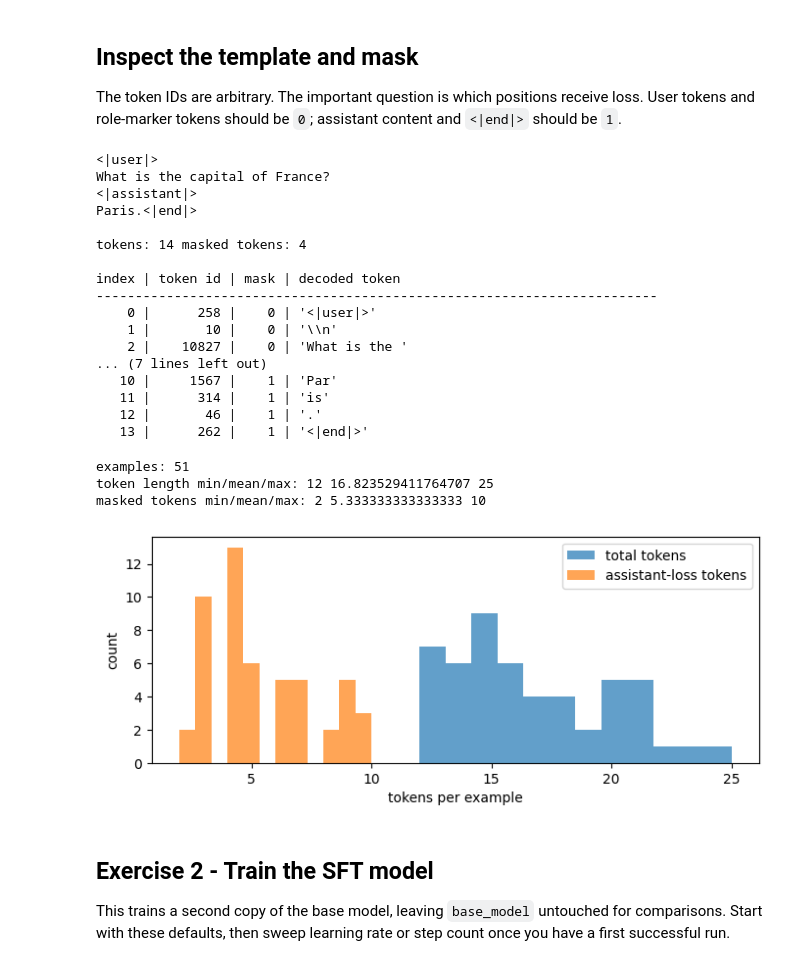
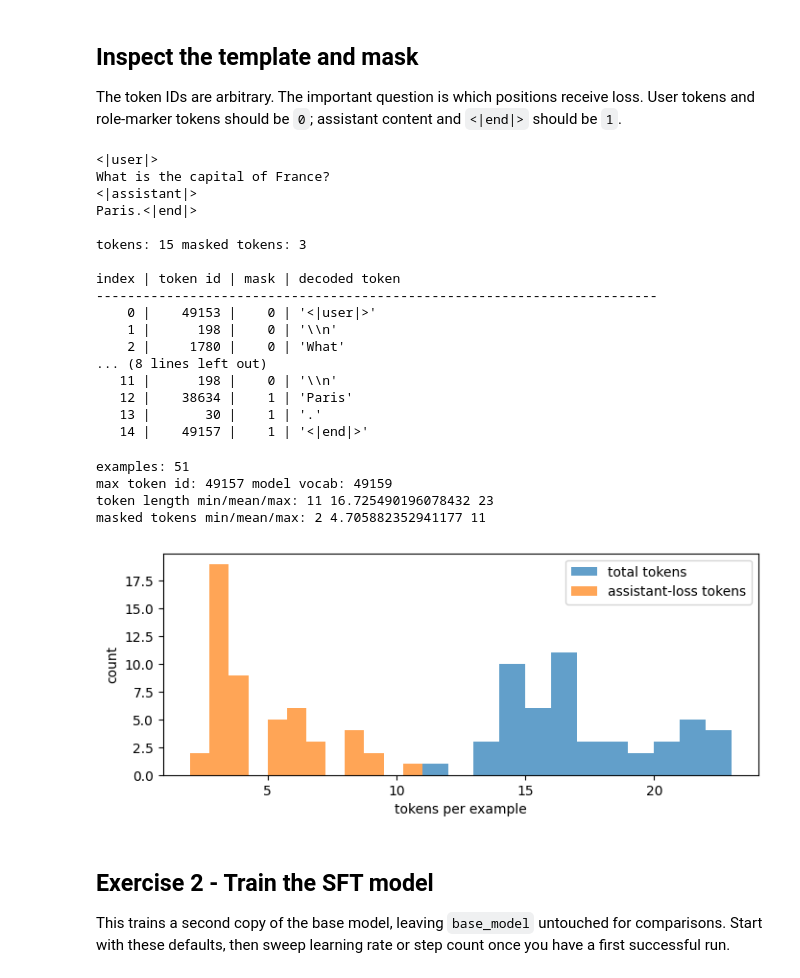
Before and after one commit to Mister-Meeseeks/g2c, a Jupyter notebook: notebooks/solutions/13-sft.ipynb, the cells around one changed output. Saved outputs shown, nothing was run; the diff lists cells and outputs as text; code cells hidden in the pictures.

```diff
--- a/notebooks/solutions/13-sft.ipynb
+++ b/notebooks/solutions/13-sft.ipynb
@@ -54,7 +54,7 @@ assert result.returncode == 0, "Module 13 SFT tests are not passing yet."
 
 By default this loads the strongest self-trained model artifact available from Module 10. If none exists and `./baselm.sh` has been run, it falls back to `BaseLM`. Set `MODEL_ARTIFACT_NAME` to a specific artifact if you want a smaller, earlier, or external model.
 # %%
-MODEL_ARTIFACT_NAME = None  # e.g. "ShakespeareLM-1M", "StoryLM-5M", "TinyLLM-30M", "BaseLM"
+MODEL_ARTIFACT_NAME = "BaseLM"  # e.g. "ShakespeareLM-1M", "StoryLM-5M", "TinyLLM-30M", "BaseLM"
 TRAIN_DEVICE = "auto"
 SEED = 13
 
@@ -92,11 +92,12 @@ tokenizer = sft_artifact.tokenizer
 template = ChatTemplate()
 pad_id = tokenizer.special_to_id.get("<|pad|>", 0)
 end_id = tokenizer.special_to_id.get(template.END)
+tokenizer_vocab_size = len(getattr(tokenizer, "vocab", getattr(tokenizer, "inner", tokenizer)))
 
 print("loaded:", base_artifact.name)
 print("display:", base_artifact.display_name)
 print("model vocab:", sft_model.vocab_size)
-print("tokenizer vocab:", len(tokenizer.vocab))
+print("tokenizer vocab:", tokenizer_vocab_size)
 print("max seq len:", sft_model.max_seq_len)
 print("pad id:", pad_id, "end id:", end_id)
 print("device:", sft_model.device)
@@ -279,7 +283,11 @@ def messages_from_pair(pair: dict[str, str]) -> list[dict[str, str]]:
 
 example_pair = sft_pairs[0]
 rendered = template.render(messages_from_pair(example_pair))
-encoded = template.render_with_mask(messages_from_pair(example_pair), tokenizer)
+encoded = template.render_with_mask(
+    messages_from_pair(example_pair),
+    tokenizer,
+    vocab_size=sft_model.vocab_size,
+)
 print(rendered)
 print("\ntokens:", len(encoded.ids), "masked tokens:", sum(encoded.mask))
 assert len(encoded.ids) == len(encoded.mask)
@@ -295,42 +303,51 @@ What is the capital of France?
 <|assistant|>
 Paris.<|end|>
 
-tokens: 14 masked tokens: 4
+tokens: 15 masked tokens: 3
 
 index | token id | mask | decoded token
 ------------------------------------------------------------------------
-    0 |      258 |    0 | '<|user|>'
-    1 |       10 |    0 | '\\n'
-    2 |    10827 |    0 | 'What is the '
-... (7 lines left out)
-   10 |     1567 |    1 | 'Par'
-   11 |      314 |    1 | 'is'
-   12 |       46 |    1 | '.'
-   13 |      262 |    1 | '<|end|>'
+    0 |    49153 |    0 | '<|user|>'
+    1 |      198 |    0 | '\\n'
+    2 |     1780 |    0 | 'What'
+... (8 lines left out)
+   11 |      198 |    0 | '\\n'
+   12 |    38634 |    1 | 'Paris'
+   13 |       30 |    1 | '.'
+   14 |    49157 |    1 | '<|end|>'
 # %%
 encoded_examples = [
-    template.render_with_mask(messages_from_pair(pair), tokenizer)
+    template.render_with_mask(
+        messages_from_pair(pair),
+        tokenizer,
+        vocab_size=sft_model.vocab_size,
+    )
     for pair in sft_pairs
 ]
+
+max_token_id = max(max(ex.ids) for ex in encoded_examples)
+assert max_token_id < sft_model.vocab_size
 
 lengths = [len(ex.ids) for ex in encoded_examples]
 masked = [sum(ex.mask) for ex in encoded_examples]
 print("examples:", len(encoded_examples))
+print("max token id:", max_token_id, "model vocab:", sft_model.vocab_size)
 print("token length min/mean/max:", min(lengths), sum(lengths) / len(lengths), max(lengths))
 print("masked tokens min/mean/max:", min(masked), sum(masked) / len(masked), max(masked))
 
 plt.figure(figsize=(8, 3))
 plt.hist(lengths, bins=12, alpha=0.7, label="total tokens")
 plt.hist(masked, bins=12, alpha=0.7, label="assistant-loss tokens")
 plt.xlabel("tokens per example")
 plt.ylabel("count")
 plt.legend()
 plt.show()
 # %% [output]
 examples: 51
-token length min/mean/max: 12 16.823529411764707 25
-masked tokens min/mean/max: 2 5.333333333333333 10
+max token id: 49157 model vocab: 49159
+token length min/mean/max: 11 16.725490196078432 23
+masked tokens min/mean/max: 2 4.705882352941177 11
-[figure, old version]
+[figure, new version]
 # %% [markdown]
 ## Exercise 2 - Train the SFT model
 
```
Also changed, not shown: parts of 10 cells of this notebook, 12 other files.
